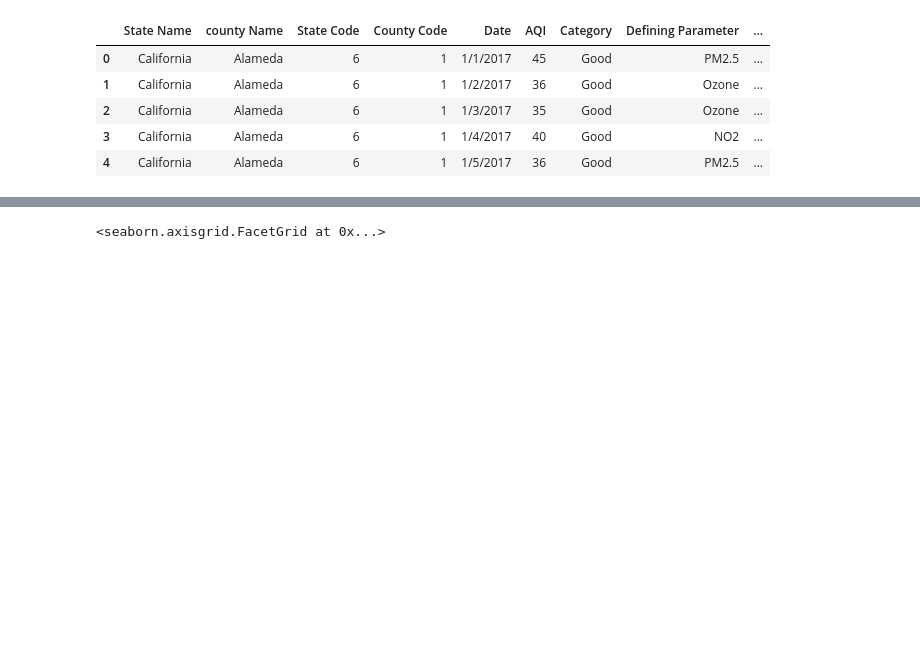
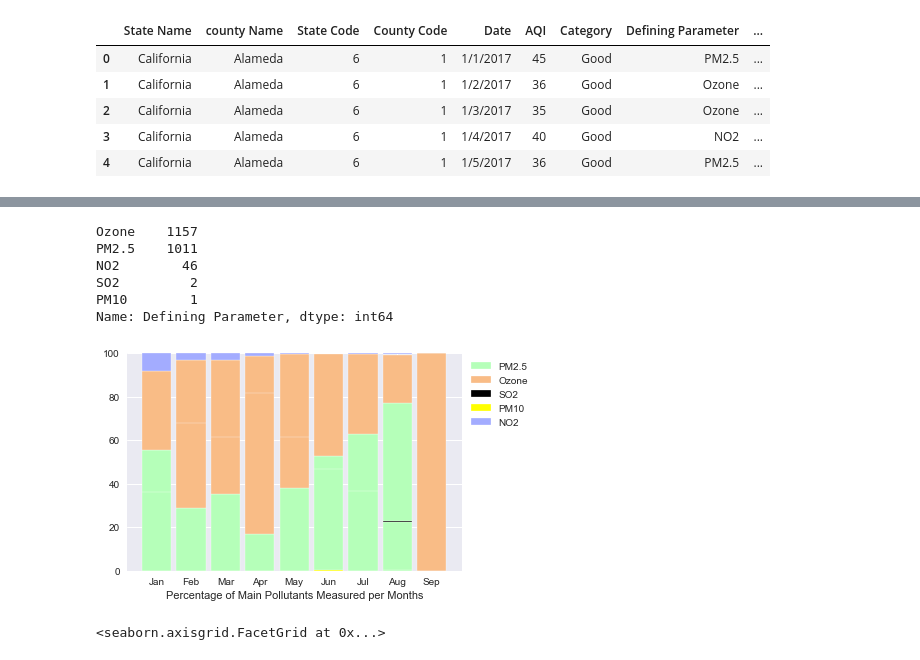
Before and after one commit to HP-Nunes/airQualityInTheBayArea_October2017, a Jupyter notebook: Hadrien_Brainstorming/Tests.ipynb, the cells around one changed output, grey strips where cells are left out. Drawn from its saved outputs; the diff is of its cells as text; code cells hidden in the pictures; blank space fills up the shorter version.

```diff
--- a/Hadrien_Brainstorming/Tests.ipynb
+++ b/Hadrien_Brainstorming/Tests.ipynb
@@ -121,3 +167,67 @@ Name: AQI, dtype: float64
+# %%
+SFB_data_params = SFB_data.groupby('Defining Parameter')
+
+print(SFB_data['Defining Parameter'].value_counts())
+
+    #Gather the count of the measured parameters per month (for param_count)
+Jan = SFB_data[SFB_data["Months"] == '1']
+# print(Jan['Defining Parameter'].value_counts())
+Feb = SFB_data[SFB_data["Months"] == '2']
+# print(Feb['Defining Parameter'].value_counts())
+Mar = SFB_data[SFB_data["Months"] == '3']
+# print(Mar['Defining Parameter'].value_counts())
+Apr = SFB_data[SFB_data["Months"] == '4']
+# print(Apr['Defining Parameter'].value_counts())
+May = SFB_data[SFB_data["Months"] == '5']
+# print(May['Defining Parameter'].value_counts())
+Jun = SFB_data[SFB_data["Months"] == '6']
+# print(Jun['Defining Parameter'].value_counts())
+Jul = SFB_data[SFB_data["Months"] == '7']
+# print(Jul['Defining Parameter'].value_counts())
+Aug = SFB_data[SFB_data["Months"] == '8']
+# print(Aug['Defining Parameter'].value_counts())
+Sep = SFB_data[SFB_data["Months"] == '9']
+# print(Sep['Defining Parameter'].value_counts())
+
+    #Percent Stacked Barplot of Pollutants over the months
+    # https://python-graph-gallery.com/13-percent-stacked-barplot/
+r = [0,1,2,3,4,5,6,7,8]
+param_count = {'PM2.5':[155,73,98,46,106,143,176,214,0],
+               'Ozone': [101,171,172,221,172,126,102,62,30],
+               'NO2': [23,8,9,3,1,0,1,1,0],
+               'SO2': [0,0,0,0,0,0,0,1,0],
+               'PM10':[0,0,0,0,0,1,0,0,0]
+              }
+df_par = pd.DataFrame(param_count)
+
+totals = [i+j+k+l+m for i,j,k,l,m in zip(df_par['PM2.5'], df_par['Ozone'], df_par['NO2'], df_par['SO2'], df_par['PM10'])]
+PM25 = [i / j * 100 for i,j in zip(df_par['PM2.5'], totals)]
+Ozone = [i / j * 100 for i,j in zip(df_par['Ozone'], totals)]
+NO2 = [i / j * 100 for i,j in zip(df_par['NO2'], totals)]
+SO2 = [i / j * 100 for i,j in zip(df_par['SO2'], totals)]
+PM10 = [i / j * 100 for i,j in zip(df_par['PM10'], totals)]
+
+barWidth = 0.85
+names = ('Jan','Feb','Mar','Apr','May','Jun','Jul','Aug','Sep')
+plt.bar(r, PM25, color='#b5ffb9', edgecolor='white', width=barWidth,label ="PM2.5" ) #green
+plt.bar(r, Ozone, bottom=PM25, color='#f9bc86', edgecolor='white', width=barWidth,label ="Ozone") #orange
+plt.bar(r, SO2, bottom=Ozone, color='#000000', edgecolor='white', width=barWidth,label ="SO2") #black
+plt.bar(r, PM10, bottom=SO2, color='#FFFF00', edgecolor='white', width=barWidth,label ="PM10") #yellow
+plt.bar(r, NO2, bottom=[i+j+k+l for i,j,k,l in zip(PM25, Ozone,SO2,PM10)], color='#a3acff', edgecolor='white', width=barWidth,label ="NO2") # blue
+
+plt.xticks(r, names)
+plt.xlabel("Percentage of Main Pollutants Measured per Months")
+plt.legend(loc='upper left', bbox_to_anchor=(1,1), ncol=1)
+
+plt.show()
+# %% [output]
+Ozone    1157
+PM2.5    1011
+NO2        46
+SO2         2
+PM10        1
+Name: Defining Parameter, dtype: int64
+[figure, added]
 # %%
 #AQI Distribution for each measurement date
 sns.lmplot( x="Date", y="AQI", data=SFB_data, fit_reg=False, hue='Category', legend=True)
```
Also changed, not shown: parts of 7 cells of this notebook.
